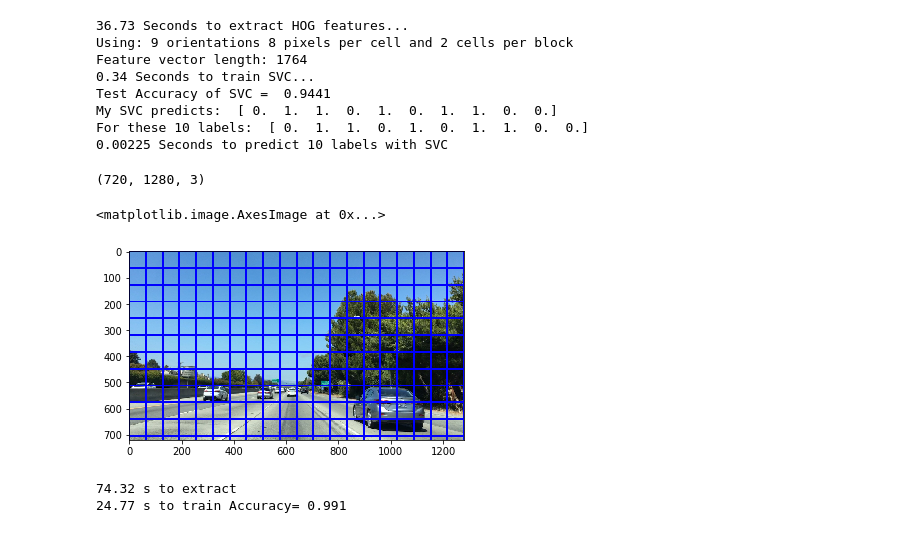
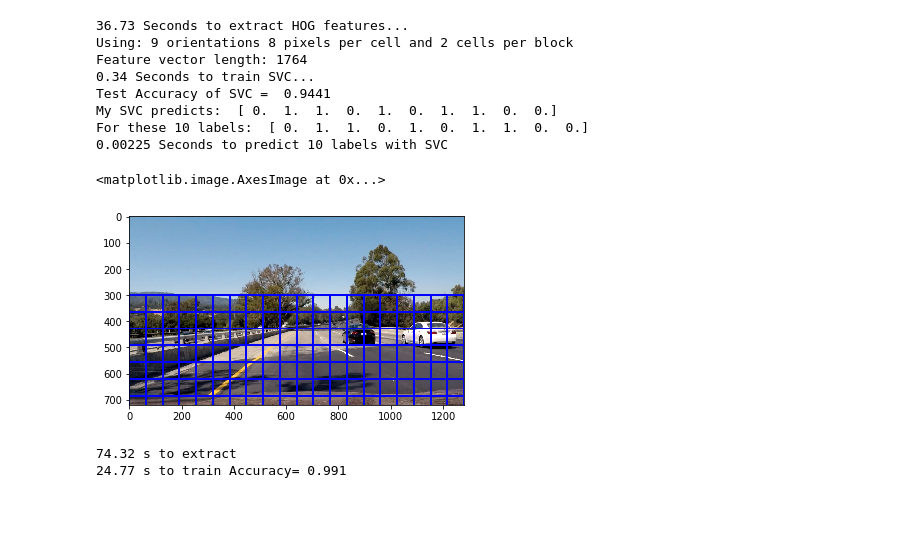
Before and after one commit to dhnkrn/Vehicle-Detection, a Jupyter notebook: solution.ipynb, the cells around one changed output. Drawn from its saved outputs; the diff is of its cells as text; code cells hidden in the pictures.

Commit message:
New images and writeup

```diff
--- a/solution.ipynb
+++ b/solution.ipynb
@@ -458,16 +458,15 @@ def slide_window(img, x_start_stop=[None, None], y_start_stop=[None, None],
     # Return the list of windows
     return window_list
 # %%
-image = mpimg.imread('test_images/bbox-example-image.jpg')
-windows = slide_window(image, x_start_stop=[None, None], y_start_stop=[None, None],
+image = mpimg.imread('test_images/test4.jpg')
+windows = slide_window(image, x_start_stop=[None, None], y_start_stop=[300, None],
                     xy_window=(128, 128), xy_overlap=(0.5, 0.5))
 
 window_img = draw_boxes(image, windows, color=(0, 0, 255), thick=6)
 plt.imshow(window_img)
 # %% [output]
-(720, 1280, 3)
+<matplotlib.image.AxesImage at 0x...>
-<matplotlib.image.AxesImage at 0x...>
-[figure, old version]
+[figure, new version]
 # %%
 # Define a function to extract features from a list of images
 # Have this function call bin_spatial() and color_hist()
```
Also changed, not shown: parts of 1 cell of this notebook, 6 other files.
